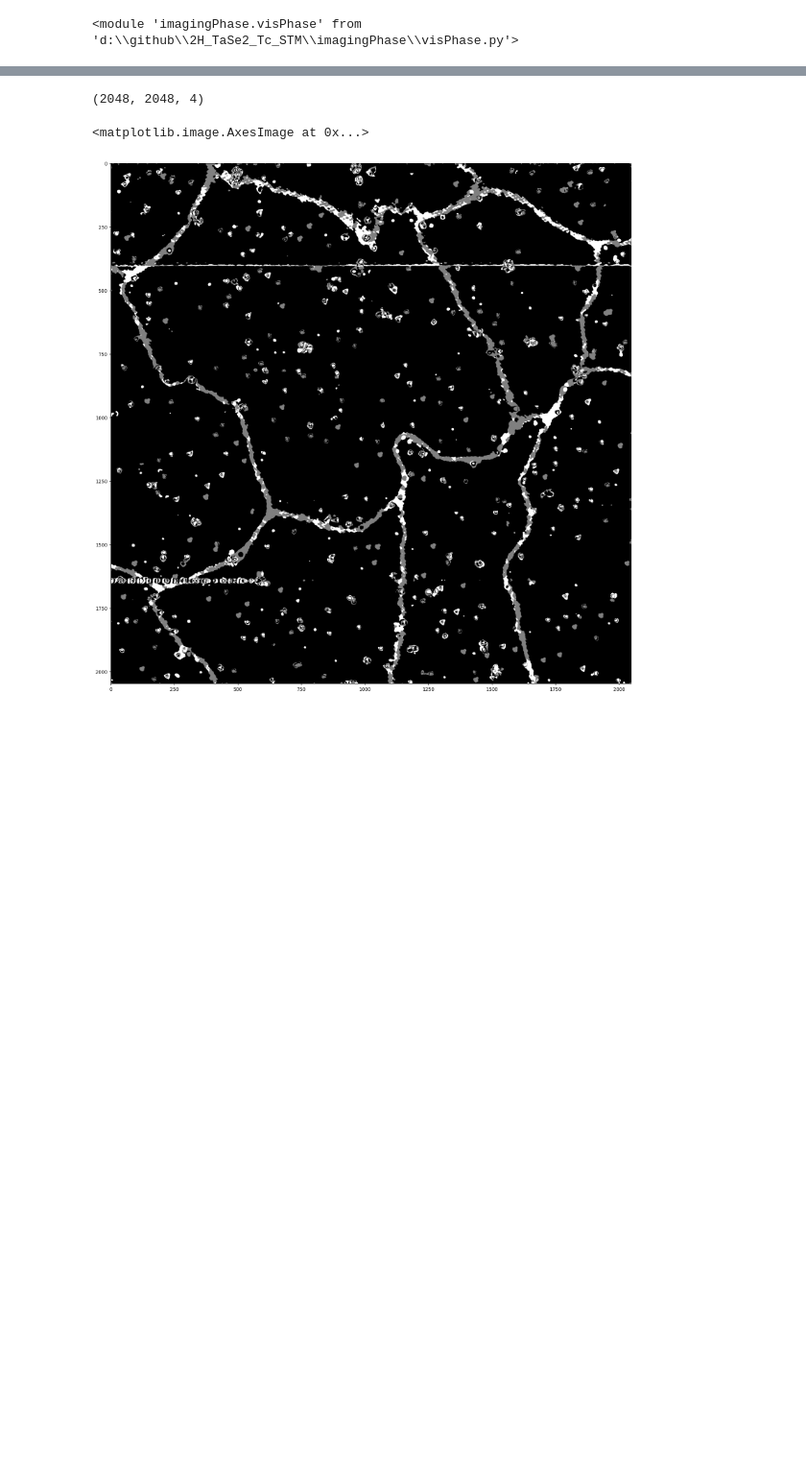
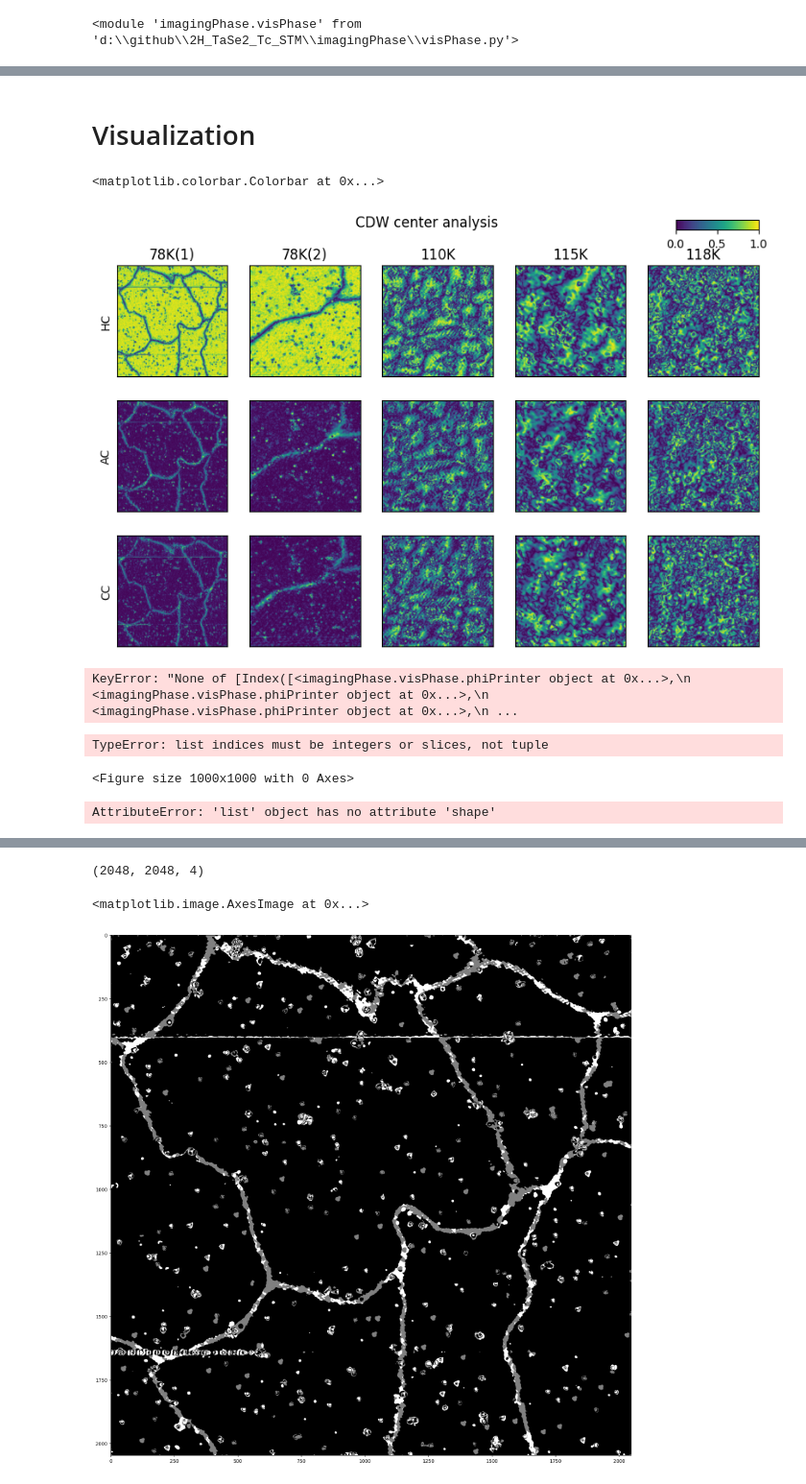
Before and after one commit to Potdooshami/2H_TaSe2_Tc_STM, a Jupyter notebook: visualizePhaseMap.ipynb, the cells around one changed output, grey strips where cells are left out. Shown at 96% size. Saved outputs shown, nothing was run; the diff lists cells and outputs as text; code cells hidden in the pictures; blank space fills up the shorter version.

Commit message:
FEAT: I added broad+plot

```diff
--- a/visualizePhaseMap.ipynb
+++ b/visualizePhaseMap.ipynb
@@ -15,6 +15,3 @@ import importlib
 importlib.reload(vp)
 # %% [output]
 <module 'imagingPhase.visPhase' from 'd:\\github\\2H_TaSe2_Tc_STM\\imagingPhase\\visPhase.py'>
-# %%
-idt = 0
-tmp = vp.phiPrinter(pa[0][idt])
@@ -28,0 +18,5 @@ tmp.pHAC()
+# %%
+phiPrinters = []
+for idt in range(len(df)):
+    print(idt)
+    phiPrinters.append(vp.phiPrinter(pa[0][idt]))
@@ -28,0 +41,6 @@ tmp.pHAC()
+# %%
+df['idt'] = range(len(df))
+df['phiPrinter'] = phiPrinters
+df = df.sort_values(by='isb').reset_index(drop=True)
+# %% [markdown]
+# Visualization
@@ -28,0 +95,6 @@ tmp.pHAC()
+# %%
+nm_HACs = ['HC','AC','CC']
+import numpy as np
+foo = [[df['phiPrinter'][isb].BaryHAC[:,:,ihac] for isb in range(len(df))]
+     for ihac in range(len(nm_HACs))]
+foo2 = np.array(foo,dtype=object)
@@ -28,0 +142,12 @@ tmp.pHAC()
+# %%
+from useful import *
+fig,axs = subplotss(nm_HACs,df['nms'],nm_sup='CDW center analysis')
+def mshow(ax,dt):
+    ax.imshow(dt)
+    ax.set_xticks([])
+    ax.set_yticks([])
+broad_plot(axs,foo2,mshow)
+add_colorbar(fig,clim=[0,1])
+# %% [output]
+<matplotlib.colorbar.Colorbar at 0x...>
+[figure, added]
@@ -28,0 +195,23 @@ tmp.pHAC()
+# %%
+isb = 0
+df['phiPrinters'][isb]
+# %% [output]
+KeyError: "None of [Index([<imagingPhase.visPhase.phiPrinter object at 0x...>,\n       <imagingPhase.visPhase.phiPrinter object at 0x...>,\n       <imagingPhase.visPhase.phiPrinter object at 0x...>,\n ...
+# %%
+plt.figure(figsize=[10,10])
+apply_ternary_colormap(foo[],color1=[0,1,1],color2=[1,0,1],color3=[1,1,0])
+# %% [output]
+TypeError: list indices must be integers or slices, not tuple
+<Figure size 1000x1000 with 0 Axes>
+# %%
+from skimage.transform import resize
+
+# Define the new size, for example, half of the original dimensions
+new_shape = (foo.shape[0] // 10, foo.shape[1] // 10)
+
+# Resize the array. anti_aliasing=True is recommended for down-sampling.
+foo = resize(foo, new_shape, anti_aliasing=True)
+
+print(f"New shape of foo: {foo.shape}")
+# %% [output]
+AttributeError: 'list' object has no attribute 'shape'
```
Also changed, not shown: parts of 17 cells of this notebook, 5 other files.
